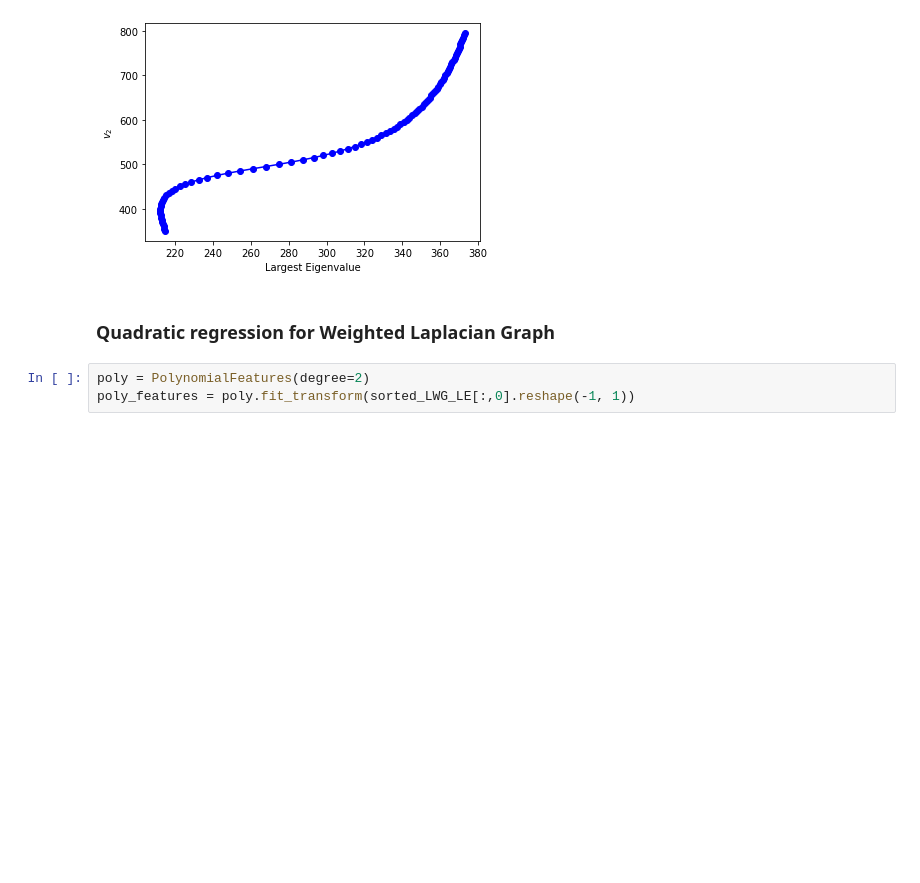
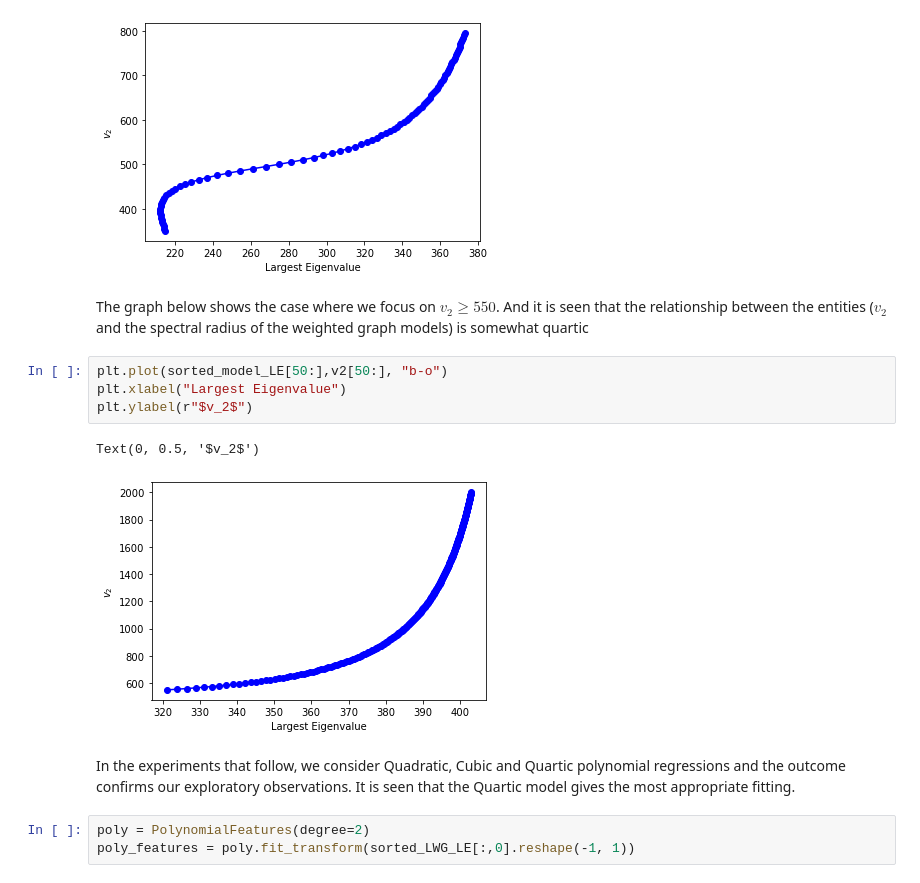
Before and after one commit to Ibrahim-Sarumi/Seismic_Velocity-Eigenvalues, a Jupyter notebook: Seismic_Velocity_Approximation.ipynb, the cells around one changed output. Drawn from its saved outputs; the diff is of its cells as text; blank space fills up the shorter version.

```diff
--- a/Seismic_Velocity_Approximation.ipynb
+++ b/Seismic_Velocity_Approximation.ipynb
@@ -98,8 +104,17 @@ plt.ylabel(r"$v_2$")
 # %% [output]
 Text(0, 0.5, '$v_2$')
 [figure]
-# %% [markdown]
-### Quadratic regression for Weighted Laplacian Graph
+# %% [markdown]
+The graph below shows the case where we focus on $v_2 \ge 550$. And it is seen that the relationship between the entities ($v_2$ and the spectral radius of the weighted graph models) is somewhat quartic
+# %%
+plt.plot(sorted_model_LE[50:],v2[50:], "b-o")
+plt.xlabel("Largest Eigenvalue")
+plt.ylabel(r"$v_2$")
+# %% [output]
+Text(0, 0.5, '$v_2$')
+[figure, added]
+# %% [markdown]
+In the experiments that follow, we consider Quadratic, Cubic and Quartic polynomial regressions and the outcome confirms our exploratory observations. It is seen that the Quartic model gives the most appropriate fitting.
 # %%
 poly = PolynomialFeatures(degree=2)
 poly_features = poly.fit_transform(sorted_LWG_LE[:,0].reshape(-1, 1))
```
Also changed, not shown: parts of 32 cells of this notebook.
